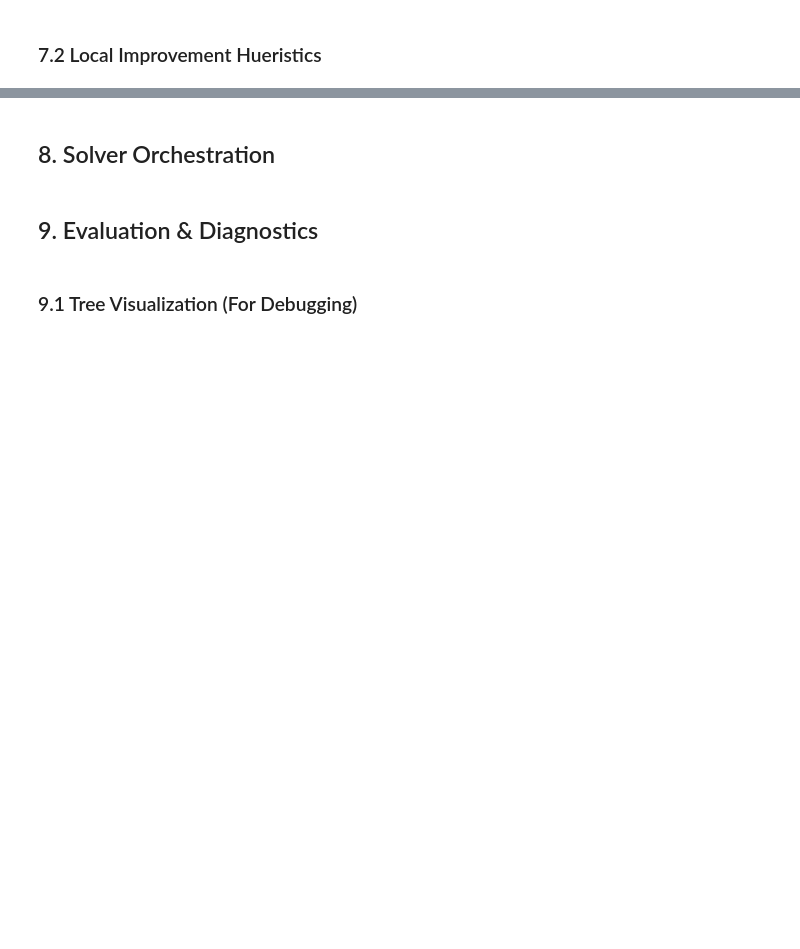
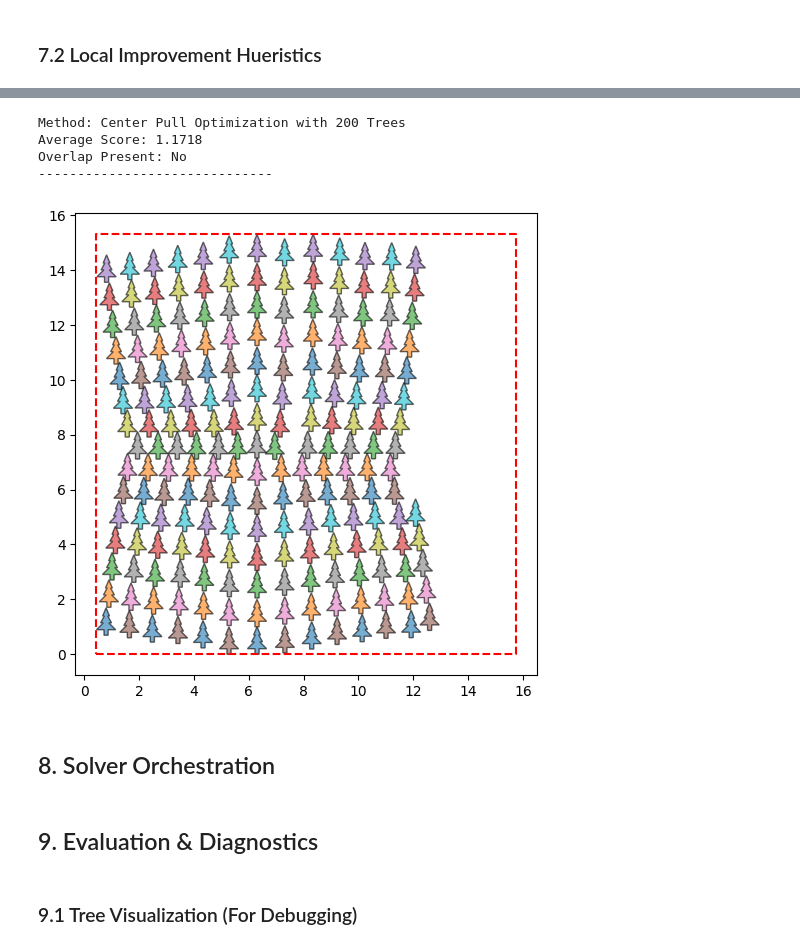
Before and after one commit to eugene-maina72/santa_christmas_tree_kaggle, a Jupyter notebook: notebook.ipynb, the cells around one changed output, grey strips where cells are left out. Cells and saved outputs as stored; diff of their text form; code cells hidden in the pictures; blank space fills up the shorter version.

Commit message:
vanilla optimization done

```diff
--- a/notebook.ipynb
+++ b/notebook.ipynb
@@ -283,3 +477,32 @@ def improve_layout(layout, iterations=1000):
+# %%
+# Creating a experiment log function to display avarage scores, present overlaps and methods used
+def log_experiment(method_name, layout, base_polygon=None):
+    """
+    Log experiment details including method name, average score, and overlap status.
+    """
+    if base_polygon is None:
+        base_polygon = tree.polygon
+    polygons = ensure_polygons(layout, base_polygon)
+    score = puzzle_score(polygons, base_polygon)
+    overlap = has_overlap(polygons, base_polygon)
+
+    print(f"Method: {method_name}")
+    print(f"Average Score: {score:.4f}")
+    print(f"Overlap Present: {'Yes' if overlap else 'No'}")
+    print("-" * 30)
+# %%
+# Testing layout of center pull with a range of 1- 200 trees
+
+layout = place_trees_grid(200)
+optimized_layout = center_pull_optimizer(layout, step=0.05, max_iters=50, verbose=False)
+log_experiment(f"Center Pull Optimization with {200} Trees", optimized_layout)
+plot_layout(optimized_layout)
+# %% [output]
+Method: Center Pull Optimization with 200 Trees
+Average Score: 1.1718
+Overlap Present: No
+------------------------------
+[figure, added]
 # %% [markdown]
 ## 8. Solver Orchestration
 # %%
```
Also changed, not shown: parts of 20 cells of this notebook.
